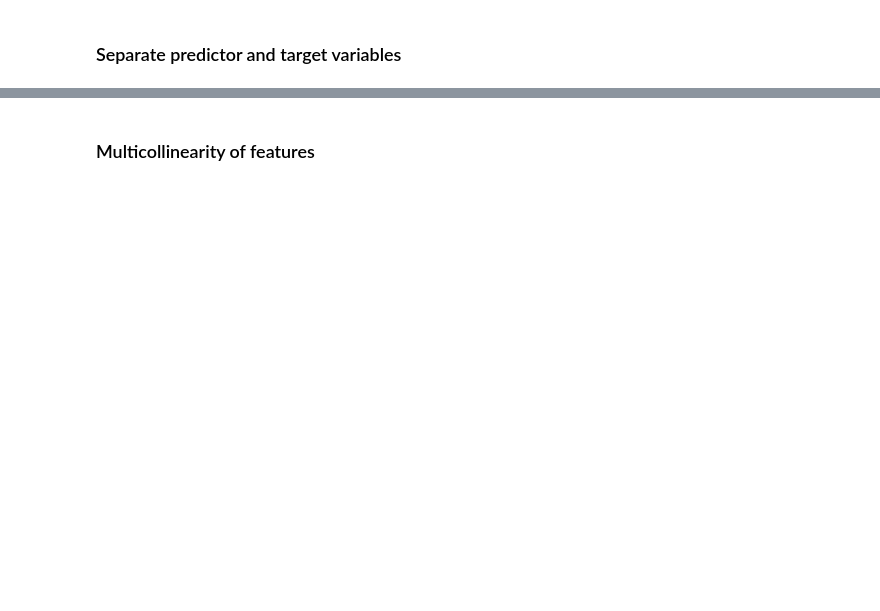
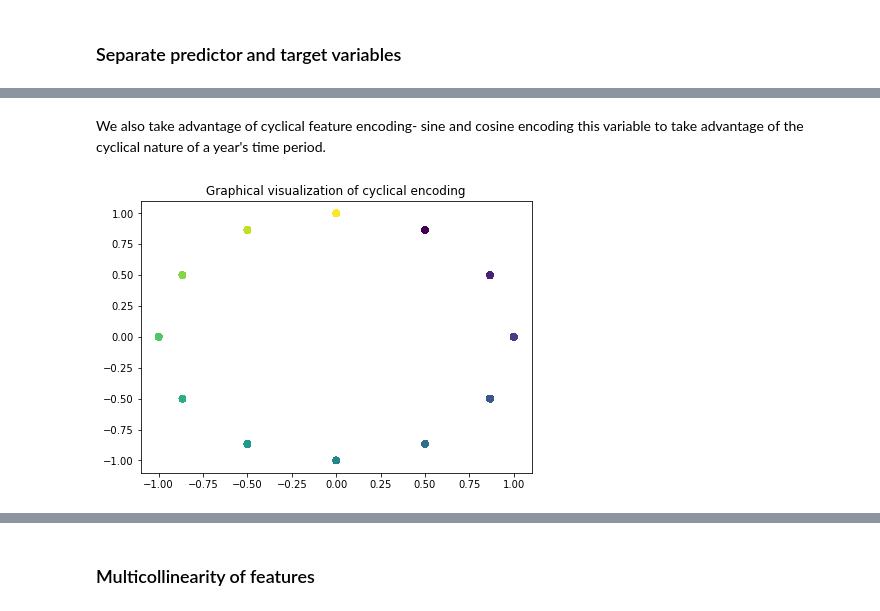
Before and after one commit to Scholarchep/Longer-term-weather-forecasting, a Jupyter notebook: Weather-forecasting.ipynb, the cells around one changed output, grey strips where cells are left out. Drawn from its saved outputs; the diff is of its cells as text; code cells hidden in the pictures; blank space fills up the shorter version.

```diff
--- a/Weather-forecasting.ipynb
+++ b/Weather-forecasting.ipynb
@@ -223,0 +247,2 @@ X_train = train_df.drop(columns='contest-tmp2m-14d__tmp2m')
+# %% [markdown]
+We also take advantage of cyclical feature encoding- sine and cosine encoding this variable to take advantage of the cyclical nature of a year's time period.
@@ -223,0 +272,7 @@ X_train = train_df.drop(columns='contest-tmp2m-14d__tmp2m')
+# %%
+all_data = pd.concat([X_train, X_test])
+fig, ax = plt.subplots(figsize=(7, 5))
+plt.title("Graphical visualization of cyclical encoding")
+ax.scatter(all_data["month_sin"], all_data["month_cos"], c=all_data["month"]);
+# %% [output]
+[figure, added]
```
Also changed, not shown: parts of 47 cells of this notebook.
